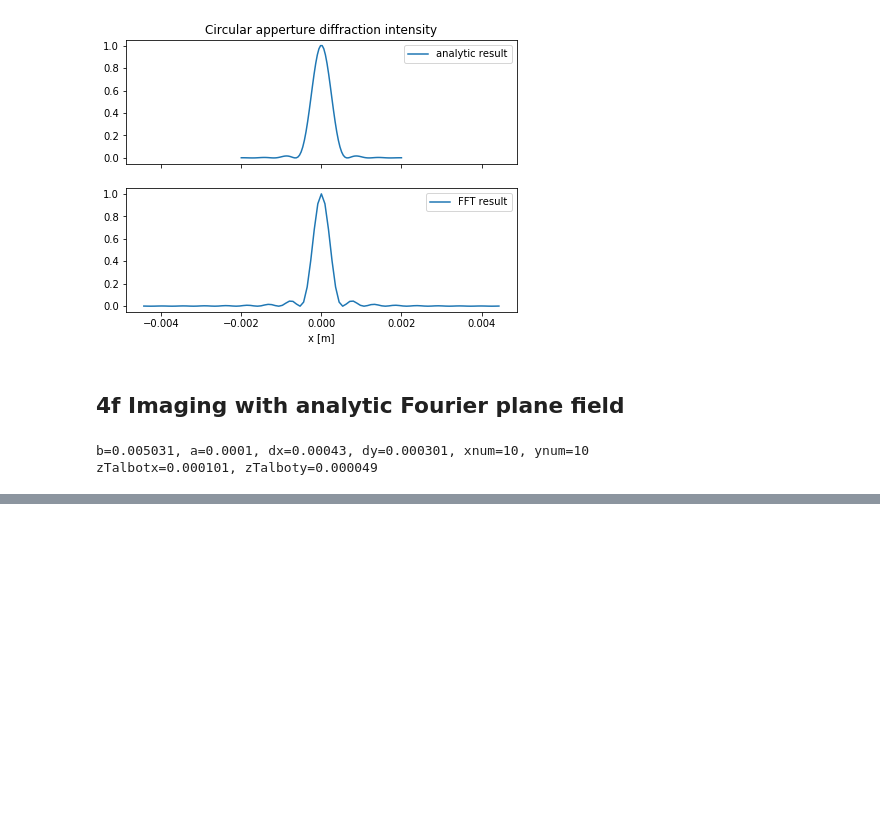
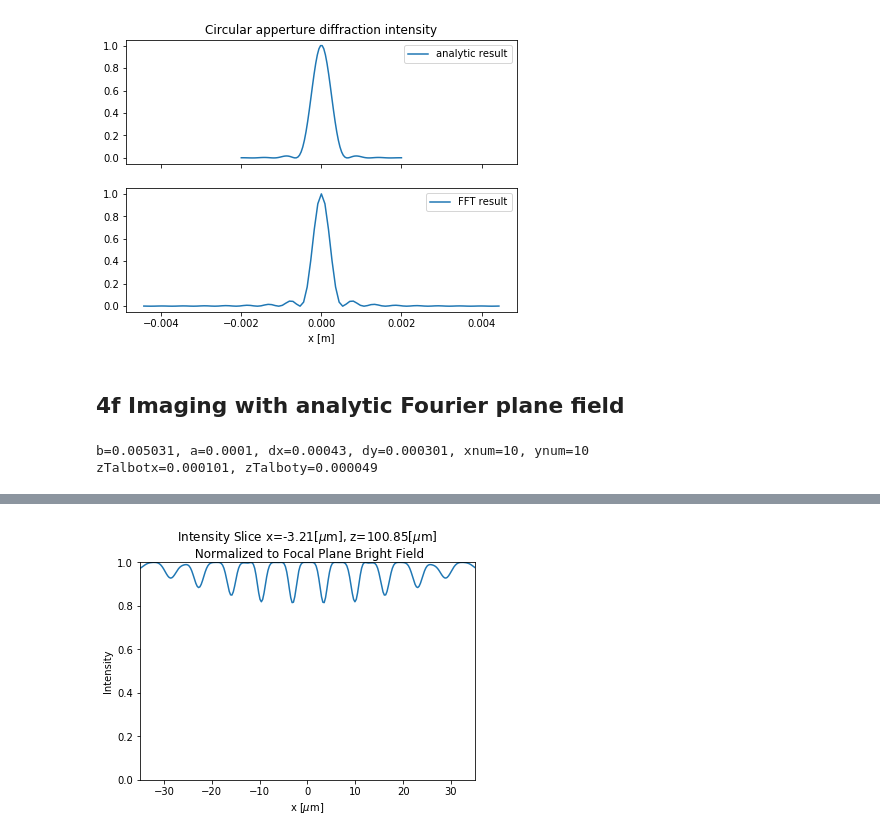
Before and after one commit to prhuft/fourier-optics, a Jupyter notebook: fft_optics.ipynb, the cells around one changed output, grey strips where cells are left out. Cells and saved outputs as stored; diff of their text form; code cells hidden in the pictures; blank space fills up the shorter version.

```diff
--- a/fft_optics.ipynb
+++ b/fft_optics.ipynb
@@ -254,0 +459,8 @@ wrote file to dark_I2xy_z101um_dydx70_10x10.png
+# %%
+fig,ax = figax(roi=0.000035*scl,xlabel=r'x [$\mu$m]',ylabel=r'Intensity',aspect=None)
+ax.set_title(rf'Intensity Slice x={x2pts[midpt-12]*scl:0.2f}[$\mu$m], z={(f2-z2)*scl:0.2f}[$\mu$m]'+'\n Normalized to Focal Plane Bright Field')
+ax.set_ylim(0,1)
+for idx in [-1]: # best are 9,10 -- almost equally
+    ax.plot(x2pts*scl, lines[idx], label=labels[idx])
+# %% [output]
+[figure, added]
```
Also changed, not shown: parts of 18 cells of this notebook, 27 other files.
